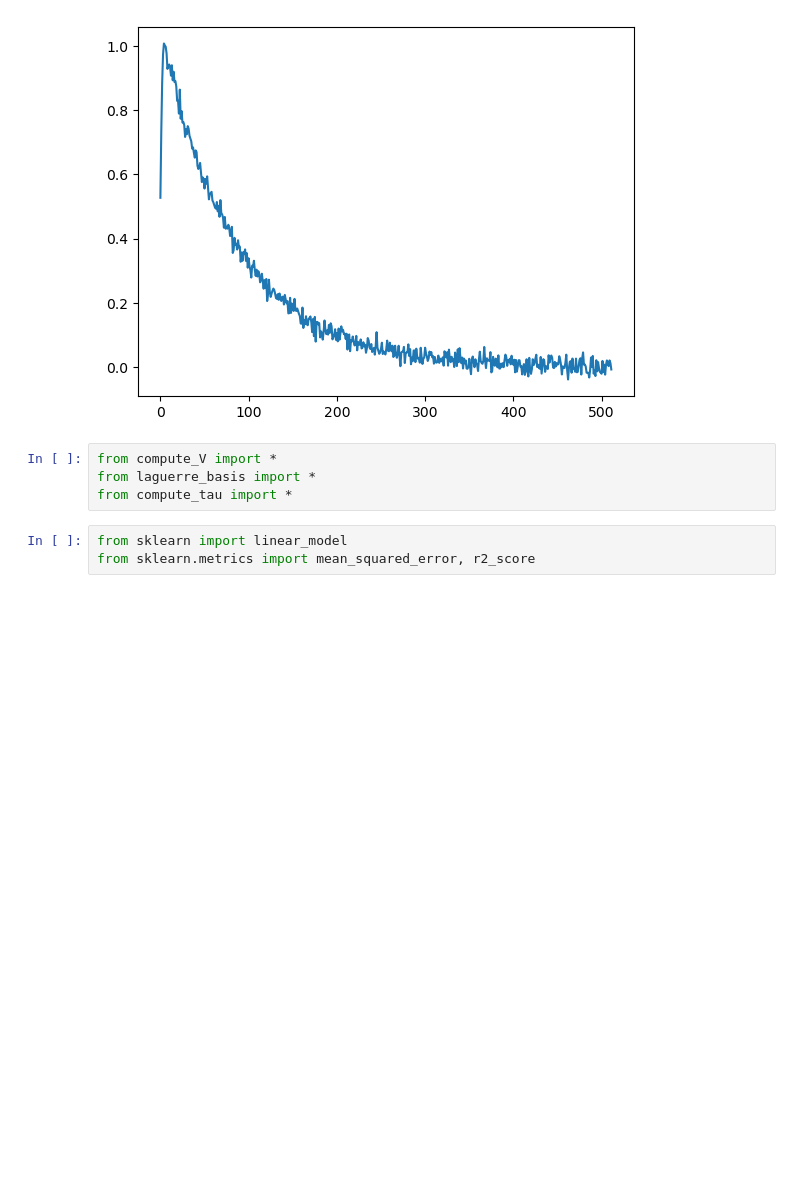
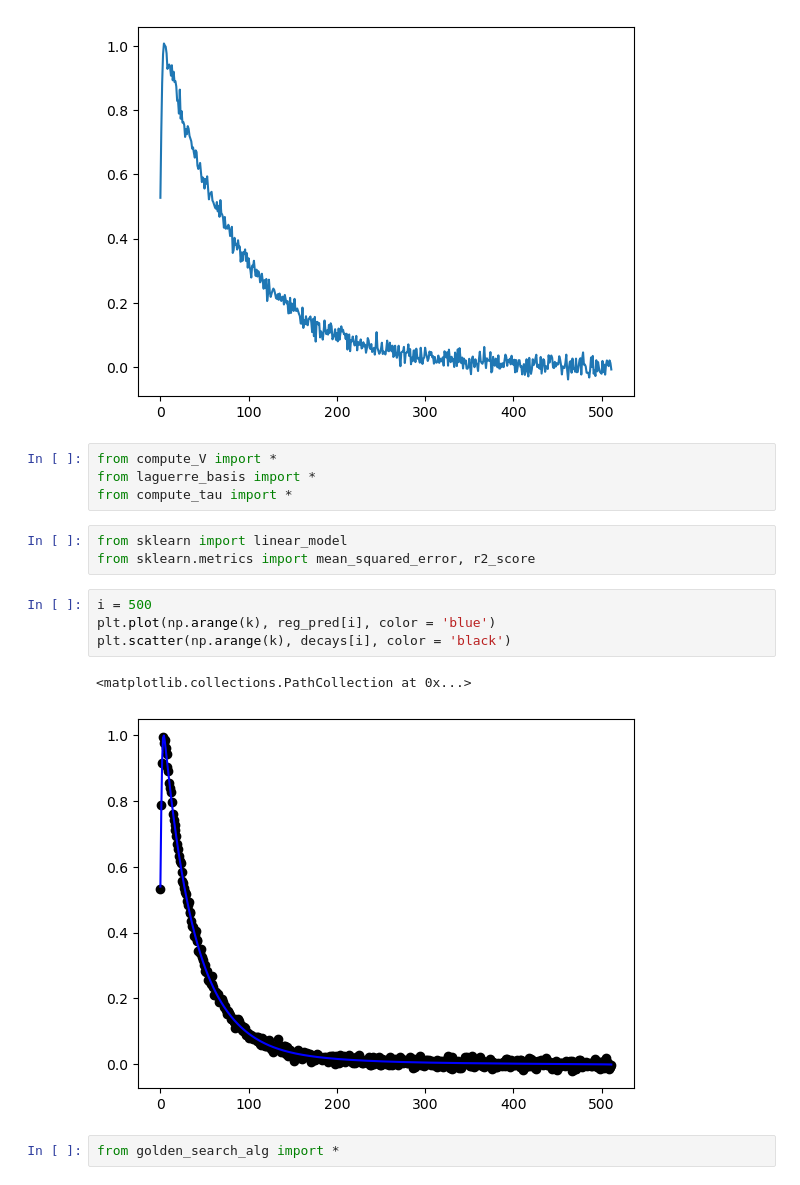
Before and after one commit to saragracebiddle/bioe485_project, a Jupyter notebook: workbook.ipynb, the cells around one changed output. Drawn from its saved outputs; the diff is of its cells as text; blank space fills up the shorter version.

Commit message:
Add golden search algorithm

```diff
--- a/workbook.ipynb
+++ b/workbook.ipynb
@@ -61,3 +61,12 @@ from compute_tau import *
 # %%
 from sklearn import linear_model
 from sklearn.metrics import mean_squared_error, r2_score
+# %%
+i = 500
+plt.plot(np.arange(k), reg_pred[i], color = 'blue')
+plt.scatter(np.arange(k), decays[i], color = 'black')
+# %% [output]
+<matplotlib.collections.PathCollection at 0x...>
+[figure, added]
+# %%
+from golden_search_alg import *
```
Also changed, not shown: parts of 24 cells of this notebook, 1 other file.
